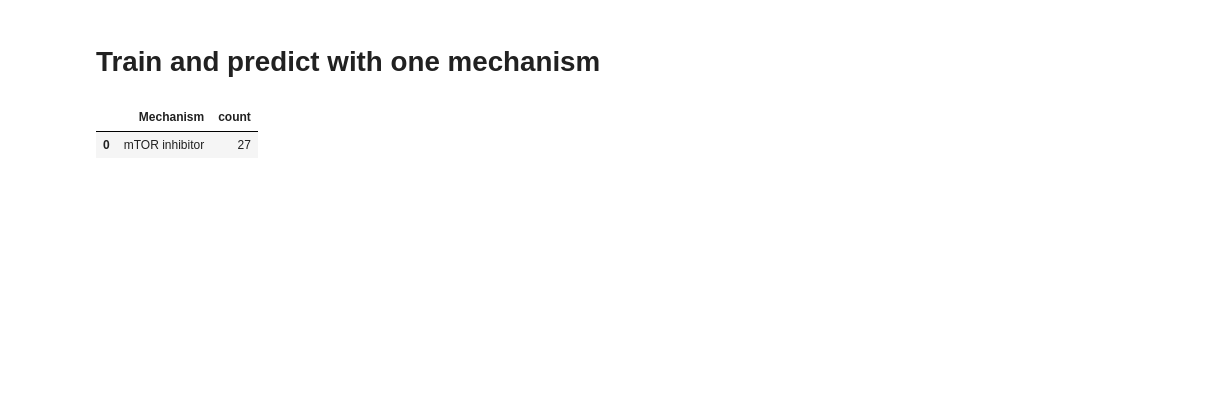
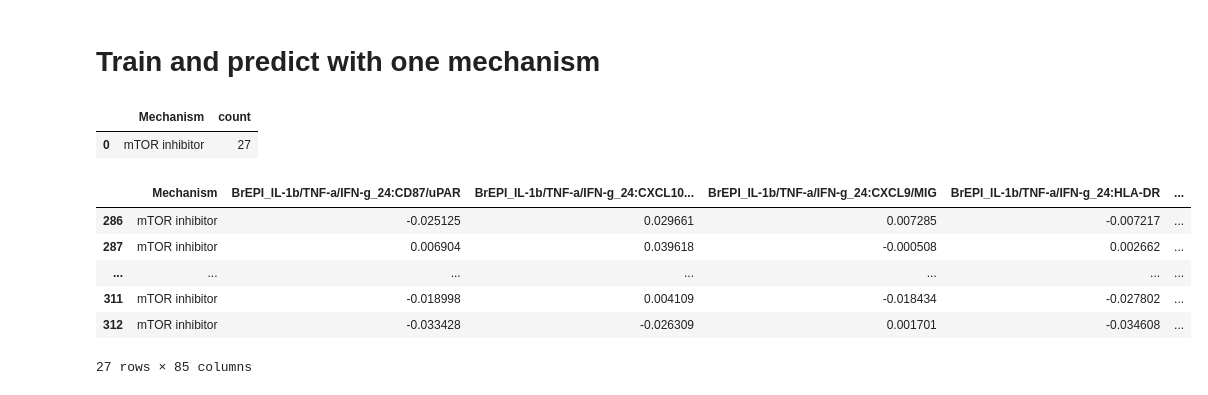
Before and after one commit to AntalBerenyi/SVM, a Jupyter notebook: Notebooks/Predict One Mechanism.ipynb, the cells around one changed output. Cells and saved outputs as stored; diff of their text form; code cells hidden in the pictures; blank space fills up the shorter version.

```diff
--- a/Notebooks/Predict One Mechanism.ipynb
+++ b/Notebooks/Predict One Mechanism.ipynb
@@ -35 +33,14 @@ pos_class = pqry('''select * from data where Mechanism = "mTOR inhibitor" ''' ).
+# %%
+# Generate positive class from current mechanism
+mechanism = 'mTOR inhibitor'
+pos_class = data.loc[data.Mechanism == mechanism].drop(columns=['BioMAP Viewer Mixed Profile'])
+pos_class
+# %% [output]
+|  | Mechanism | BrEPI_IL-1b/TNF-a/IFN-g_24:CD87/uPAR | BrEPI_IL-1b/TNF-a/IFN-g_24:CXCL10... | BrEPI_IL-1b/TNF-a/IFN-g_24:CXCL9/MIG | BrEPI_IL-1b/TNF-a/IFN-g_24:HLA-DR | ... |
+| 286 | mTOR inhibitor | -0.025125 | 0.029661 | 0.007285 | -0.007217 | ... |
+| 287 | mTOR inhibitor | 0.006904 | 0.039618 | -0.000508 | 0.002662 | ... |
+| ... | ... | ... | ... | ... | ... | ... |
+| 311 | mTOR inhibitor | -0.018998 | 0.004109 | -0.018434 | -0.027802 | ... |
+| 312 | mTOR inhibitor | -0.033428 | -0.026309 | 0.001701 | -0.034608 | ... |
+27 rows × 85 columns
 # %%
```
Also changed, not shown: parts of 7 cells of this notebook, 1 other file.
